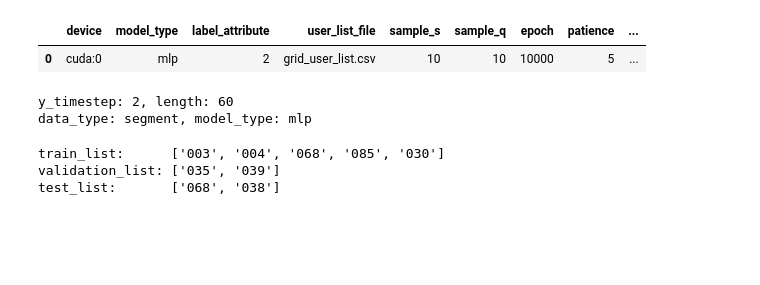
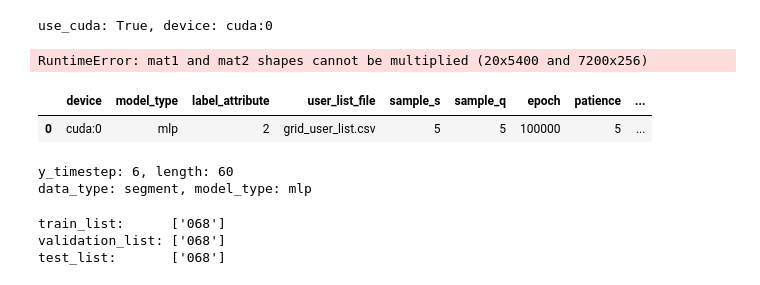
Before and after one commit to shkoma/geolife_timehetnet, a Jupyter notebook: test.ipynb, the cells around one changed output. Cells and saved outputs as stored; diff of their text form; code cells hidden in the pictures; blank space fills up the shorter version.

Commit message:
modify torch_mlp to control hidden_layer and cell number

```diff
--- a/test.ipynb
+++ b/test.ipynb
@@ -9,7 +54,6 @@ from torch import optim
 from torch.optim.lr_scheduler import ReduceLROnPlateau
 from torch.utils.data import DataLoader
 
-from torch_mlp import MLP
 from torch_segment_dataset import SegmentDataset
 
 def metricDist(y_true, y_pred):
@@ -32,17 +76,18 @@ length = min_length * time_delta
 y_timestep = min_length * 2
 x_attribute = 20
 label_attribute = 2
-sample_s = 10
+sample_s = 5
+sample_q = 5
 replace = False
-
+model_type = 'mlp'
 batch_size = 2
 
 # Dataset
-training_data    = SegmentDataset(data_dir, user_list, device, time_delta, y_timestep, length, label_attribute, sample_s, replace)
+training_data    = SegmentDataset(model_type, data_dir, user_list, device, time_delta, y_timestep, length, label_attribute, sample_s, sample_q)
 train_dataloader = DataLoader(training_data, batch_size, shuffle=False)
 
 # Model 훈련 진행
-model = MLP(input_shape=[(length-y_timestep), x_attribute], y_timestep = y_timestep, label_attribute=label_attribute)
+model = MLP(input_shape=[length, x_attribute], y_timestep = y_timestep, label_attribute=label_attribute, num_of_hidden=3, cell=64)
 
 model = model.to(torch.double)
 model = model.to(device)
@@ -68,22 +113,25 @@ with torch.no_grad():
     print("target latitude, longitude:", task_y)
     print("Predicted latitude, longitude:", predicted)
     print(f'loss: {loss}')
+# %% [output]
+use_cuda: True, device: cuda:0
+RuntimeError: mat1 and mat2 shapes cannot be multiplied (20x5400 and 7200x256)
 # %%
 import pandas as pd
 from torch_mlp import MLP
 from torch_segment_dataset import SegmentDataset
 
 writer_dir_name = 'data/geolife/runs'
-log_dir_name = '[segment_mlp]_20240304-210210'
+log_dir_name = '[segment_mlp]_20240304-213549'
 log_folder = writer_dir_name + '/' + log_dir_name
 best_model_path = log_folder + '/best_model.pth'
 # best_model_path = log_folder + '/best_train_model.pth'
 
 config_df = pd.read_csv(log_folder + '/configuration.csv')
 config_df.head()
 # %% [output]
 |  | device | model_type | label_attribute | user_list_file | sample_s | sample_q | epoch | patience | ... |
-| 0 | cuda:0 | mlp | 2 | grid_user_list.csv | 10 | 10 | 10000 | 5 | ... |
+| 0 | cuda:0 | mlp | 2 | grid_user_list.csv | 5 | 5 | 100000 | 5 | ... |
 # %%
 data_dir = "data/geolife/Data/"
 label_attribute = 2
@@ -124,7 +172,7 @@ is_train = False
 print(f"y_timestep: {y_timestep}, length: {length}")
 print(f"data_type: {data_type}, model_type: {model_type}")
 # %% [output]
-y_timestep: 2, length: 60
+y_timestep: 6, length: 60
 data_type: segment, model_type: mlp
 # %%
 # TensorBoard 설정
@@ -147,7 +195,8 @@ train_list = config_df['train_list'][0]
 validation_list = config_df['val_list'][0]
 test_list = config_df['val_list'][0]#, '078']
 
-test_list = ['068', '038']#, '039']#, '067']
+test_list = ['068']#['014', '037', '067', '036', '050', '034']
+# test_list = ['068', '038']#, '039']#, '067']
 
 print(f"train_list:      {train_list}")
 print(f"validation_list: {validation_list}")
@@ -206,9 +255,9 @@ else:
     best_model.load_state_dict(torch.load(best_model_path))
     best_model.to(device=device)
 # %% [output]
-train_list:      ['003', '004', '068', '085', '030']
-validation_list: ['035', '039']
-test_list:       ['068', '038']
+train_list:      ['068']
+validation_list: ['068']
+test_list:       ['068']
 # %%
 # https://jimmy-ai.tistory.com/30
 import matplotlib.pyplot as plt
```
Also changed, not shown: parts of 2 cells of this notebook, 2 other files.
